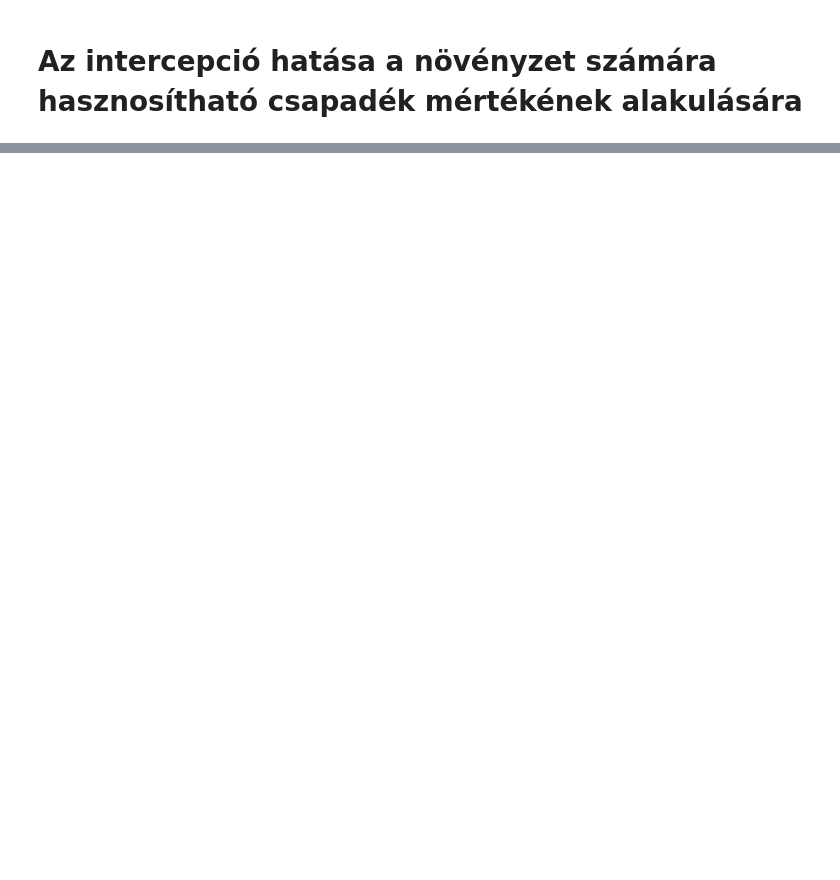
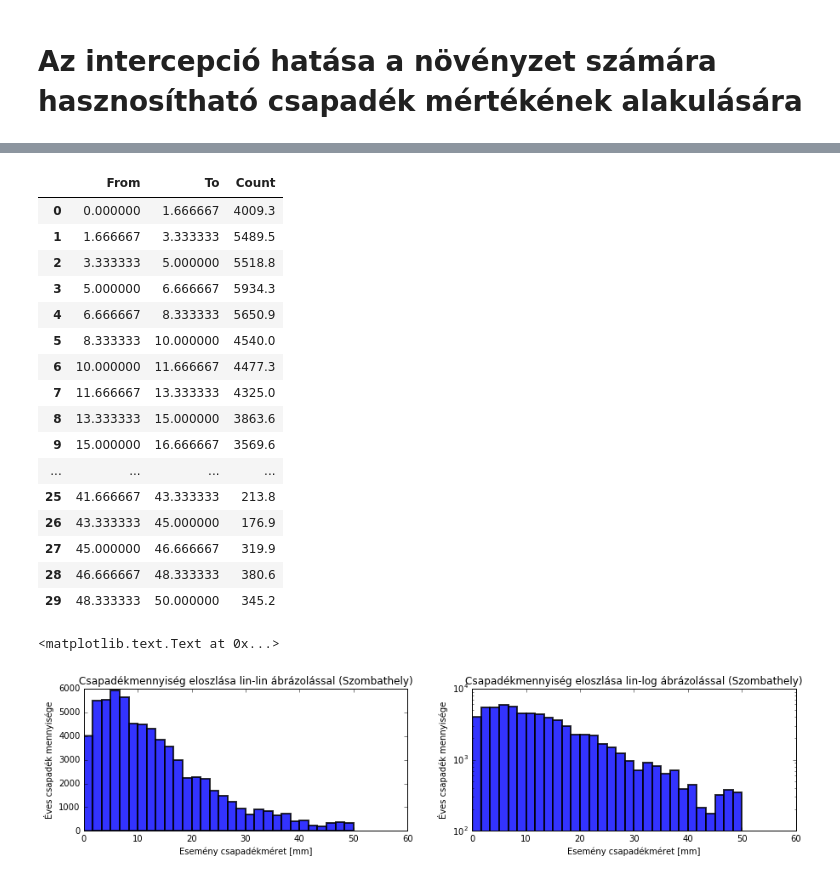
Before and after one commit to jsheperd/forest_water, a Jupyter notebook: interception.ipynb, the cells around one changed output, grey strips where cells are left out. Cells and saved outputs as stored; diff of their text form; code cells hidden in the pictures; blank space fills up the shorter version.

Commit message:
Add hist table

```diff
--- a/interception.ipynb
+++ b/interception.ipynb
@@ -51,0 +55,38 @@ plt.xlabel(u'Esemény csapadékméret [mm]')
+# %%
+plt.subplots(figsize=(15,3))
+plt.grid()
+plt.subplot(121)
+p = plt.hist(x=szo_daily['d_rs'], bins=30, range=[0, 50], color='blue', alpha=0.8, lw=2, weights=szo_daily['d_rs'])
+df = pd.DataFrame({'From':p[1][:-1], 'To': p[1][1:], 'Count': p[0]})
+display(df[['From', 'To', 'Count']])
+
+plt.title(u'Csapadékmennyiség eloszlása lin-lin ábrázolással (Szombathely)')
+plt.ylabel(u'Éves csapadék mennyisége')
+plt.xlabel(u'Esemény csapadékméret [mm]')
+plt.subplot(122)
+plt.yscale('log')
+
+plt.hist(x=szo_daily['d_rs'], bins=30, range=[0, 50], color='blue', alpha=0.8, lw=2, weights=szo_daily['d_rs'])
+plt.title(u'Csapadékmennyiség eloszlása lin-log ábrázolással (Szombathely)')
+plt.ylabel(u'Éves csapadék mennyisége')
+plt.xlabel(u'Esemény csapadékméret [mm]')
+# %% [output]
+|  | From | To | Count |
+| 0 | 0.000000 | 1.666667 | 4009.3 |
+| 1 | 1.666667 | 3.333333 | 5489.5 |
+| 2 | 3.333333 | 5.000000 | 5518.8 |
+| 3 | 5.000000 | 6.666667 | 5934.3 |
+| 4 | 6.666667 | 8.333333 | 5650.9 |
+| 5 | 8.333333 | 10.000000 | 4540.0 |
+| 6 | 10.000000 | 11.666667 | 4477.3 |
+| 7 | 11.666667 | 13.333333 | 4325.0 |
+| 8 | 13.333333 | 15.000000 | 3863.6 |
+| 9 | 15.000000 | 16.666667 | 3569.6 |
+| ... | ... | ... | ... |
+| 25 | 41.666667 | 43.333333 | 213.8 |
+| 26 | 43.333333 | 45.000000 | 176.9 |
+| 27 | 45.000000 | 46.666667 | 319.9 |
+| 28 | 46.666667 | 48.333333 | 380.6 |
+| 29 | 48.333333 | 50.000000 | 345.2 |
+<matplotlib.text.Text at 0x...>
+[figure, added]
```
Also changed, not shown: parts of 3 cells of this notebook.
